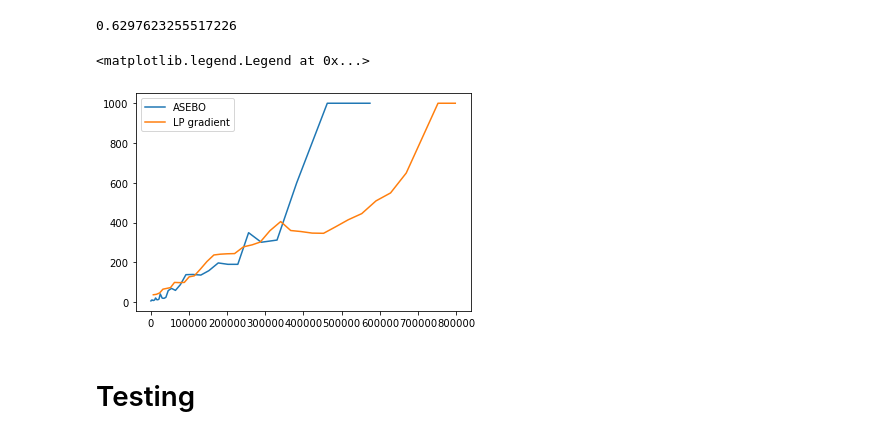
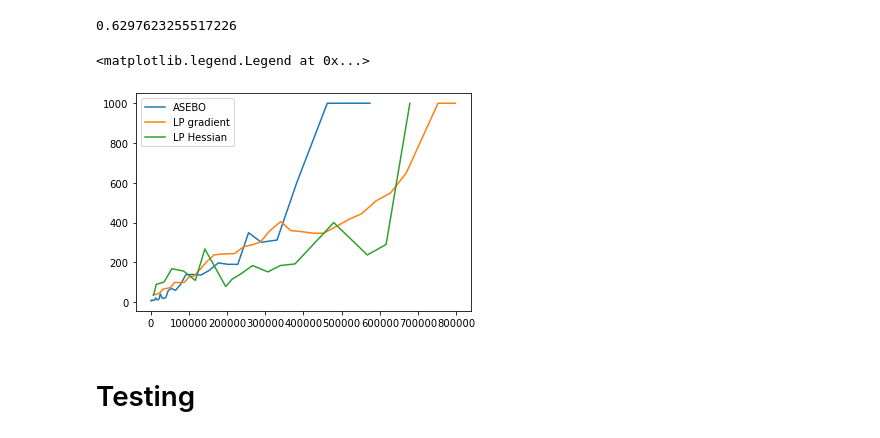
Before and after one commit to outingting/Project6617, a Jupyter notebook: RL experiment with LP hessian.ipynb, the cells around one changed output. Drawn from its saved outputs; the diff is of its cells as text; code cells hidden in the pictures.

Commit message:
structured Hessian

```diff
--- a/RL experiment with LP hessian.ipynb
+++ b/RL experiment with LP hessian.ipynb
@@ -137,7 +190,8 @@ def HessianES(params, master):
     gradient_y, hessian_y, timesteps = aggregate_rollouts_hessianES(master, A, params, n_samples)
 
     g = Gradient_LP(gradient_y, A[:-1, :]/params["sigma"])
-    H = Hessian_LP(hessian_y, A[:-1, :]/params["sigma"])#-0.1*np.identity(master.N)
+#     H = Hessian_LP(hessian_y, A[:-1, :]/params["sigma"])#-0.1*np.identity(master.N)
+    H = Hessian_LP_structured(hessian_y, A[:-1, :]/params["sigma"]) - 0.1*np.identity(master.N)
 #     H = -np.identity(len(g))
     try:
         Hinv = True
@@ -302,10 +378,10 @@ while n_iter < params['max_iter']:
         G = np.vstack([G, gradient])
     n_eps += 2 * n_samples
     rollouts.append(n_eps)
-    gradient /= (np.linalg.norm(gradient) / master.N + 1e-8)
+#     gradient /= (np.linalg.norm(gradient) / master.N + 1e-8)
 
-    update, m, v = Adam(gradient, m, v, params['learning_rate'], n_iter)
-#     update = params['learning_rate']*gradient
+#     update, m, v = Adam(gradient, m, v, params['learning_rate'], n_iter)
+    update = params['learning_rate']*gradient
 
     master.update(update)
     test_policy = worker(params, master, np.zeros([1, master.N]), 0)
@@ -354,10 +413,11 @@ lpgrad_rewards = np.load("./data/InvertedPendulum-v2Linear_h32_lr0.05_num_sensin
 # %%
 plt.plot(asebo_ts, asebo_rewards, label="ASEBO")
 plt.plot(lpgrad_ts, lpgrad_rewards, label="LP gradient")
+plt.plot(ts, rewards, label="LP Hessian")
 plt.legend()
 # %% [output]
 <matplotlib.legend.Legend at 0x...>
-[figure, old version]
+[figure, new version]
 # %% [markdown]
 # Testing
 # %%
```
Also changed, not shown: parts of 10 cells of this notebook.
